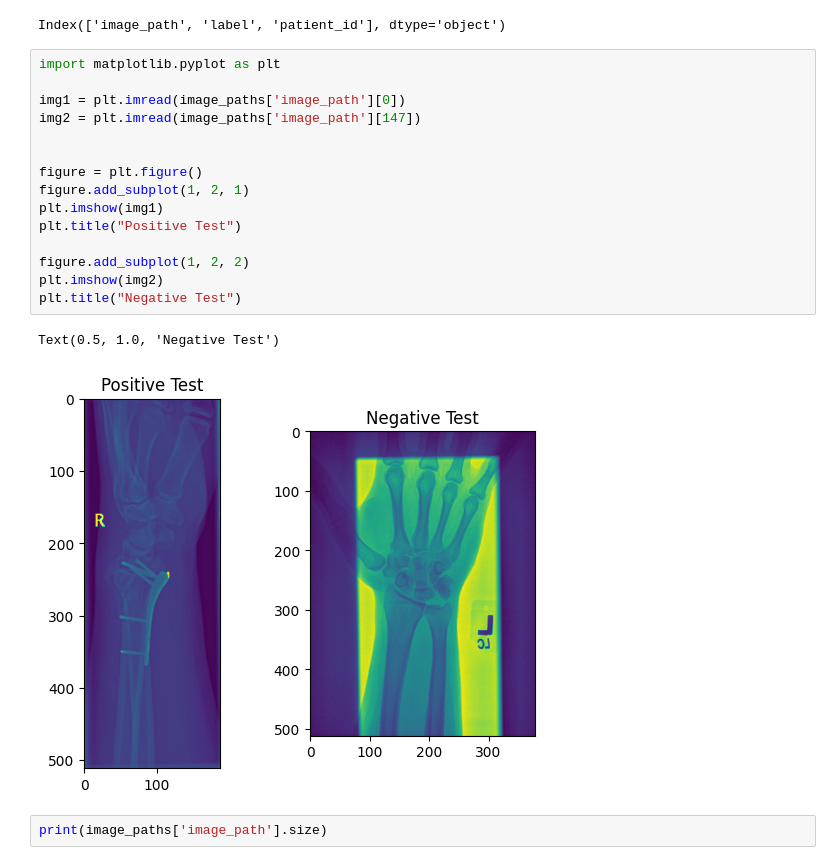
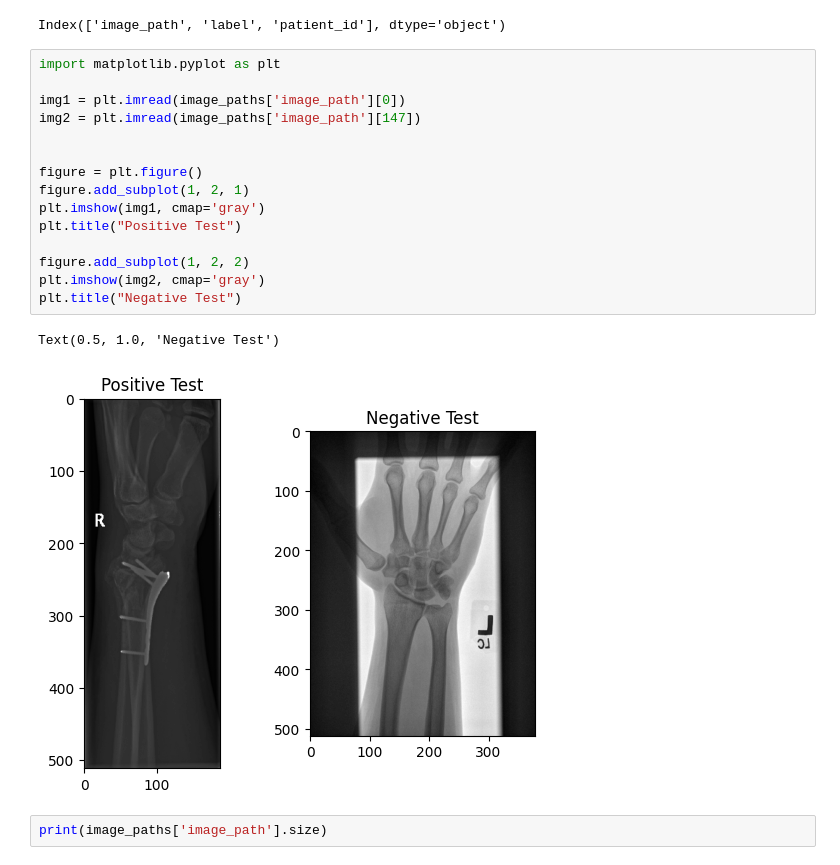
Before and after one commit to tsbrandon1010/MURA-CNN-Classification, a Jupyter notebook: term_project_ThomasB.ipynb, the cells around one changed output. Drawn from its saved outputs; the diff is of its cells as text.

```diff
--- a/term_project_ThomasB.ipynb
+++ b/term_project_ThomasB.ipynb
@@ -42,21 +42,21 @@ Index(['image_path', 'label', 'patient_id'], dtype='object')
 # %%
 import matplotlib.pyplot as plt
 
 img1 = plt.imread(image_paths['image_path'][0])
 img2 = plt.imread(image_paths['image_path'][147])
 
 
 figure = plt.figure()
 figure.add_subplot(1, 2, 1)
-plt.imshow(img1)
+plt.imshow(img1, cmap='gray')
 plt.title("Positive Test")
 
 figure.add_subplot(1, 2, 2)
-plt.imshow(img2)
+plt.imshow(img2, cmap='gray')
 plt.title("Negative Test")
 # %% [output]
 Text(0.5, 1.0, 'Negative Test')
-[figure, old version]
+[figure, new version]
 # %%
 print(image_paths['image_path'].size)
 # %% [output]
```
Also changed, not shown: parts of 13 cells of this notebook, 1 other file.
